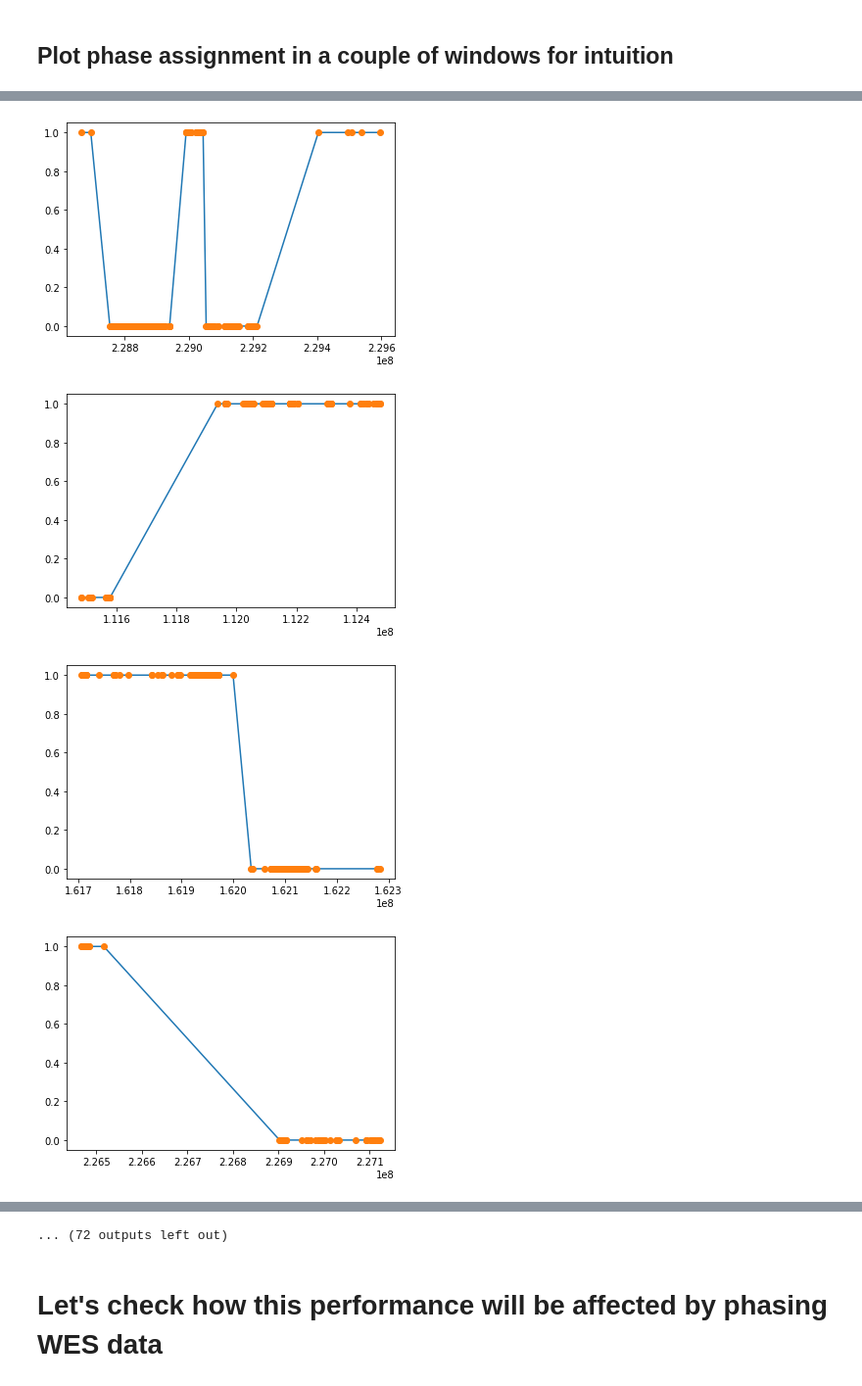
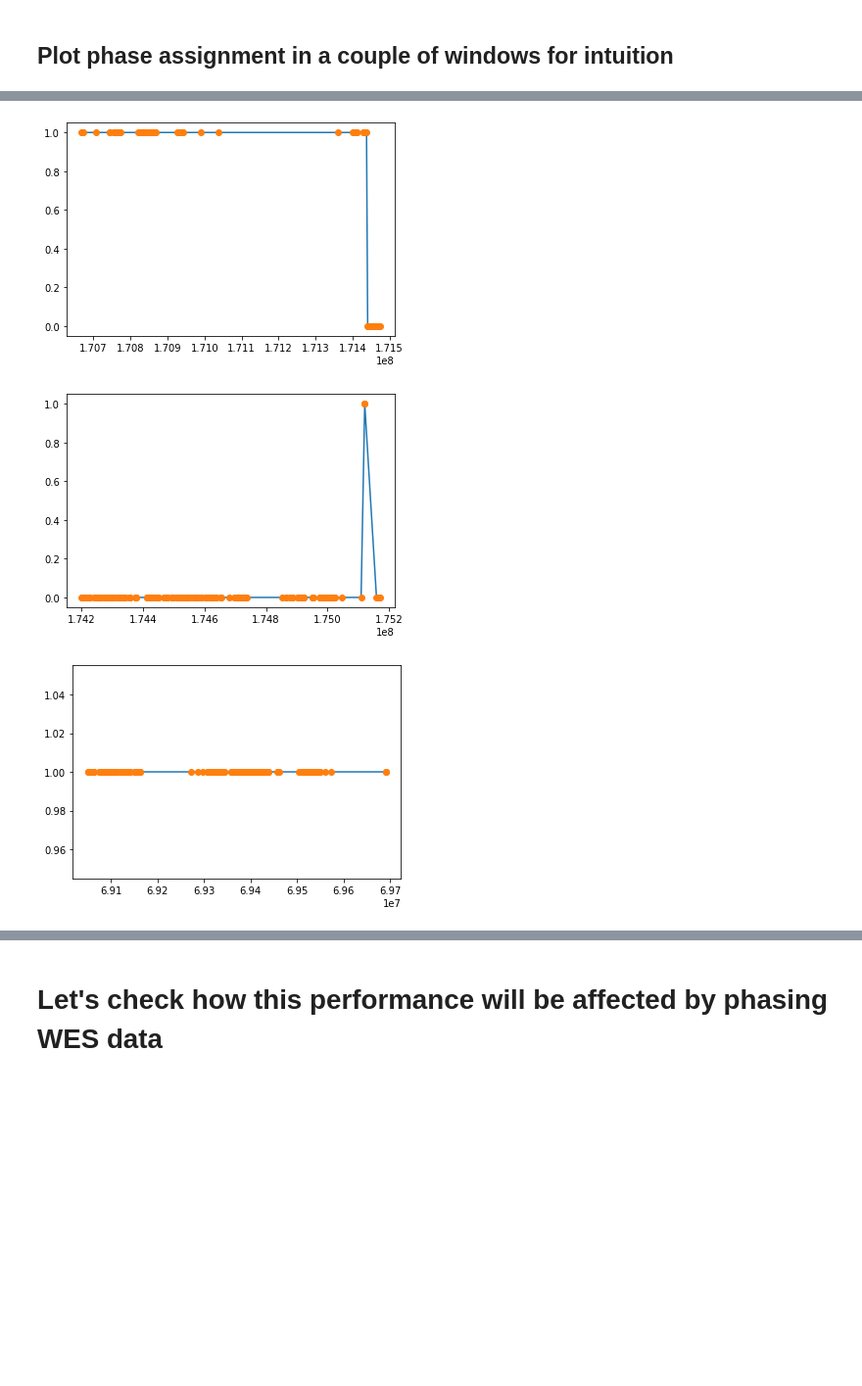
Before and after one commit to kharchenkolab/pysccnv, a Jupyter notebook: Eagle2_benchmark.ipynb, the cells around one changed output, grey strips where cells are left out. Shown at 98% size. Cells and saved outputs as stored; diff of their text form; code cells hidden in the pictures; blank space fills up the shorter version.

```diff
--- a/Eagle2_benchmark.ipynb
+++ b/Eagle2_benchmark.ipynb
@@ -816,7 +816,7 @@ sparsity_by_window
 # %%
 sparse_regions = 0
 
-trials = 100
+trials = 10
 window = 10**6
 
 assert min(phase_errors)[0] == max(phase_errors)[0]
@@ -846,4 +846,3 @@ for i in range(trials):
-[figure, old version]
+[figure, new version]
-[figure, old version]
+[figure, new version]
-[figure, old version]
+[figure, new version]
-[figure, removed]
@@ -852,4 +849,3 @@ for i in range(trials):
-... (72 outputs left out)
 # %% [markdown]
 # Let's check how this performance will be affected by phasing WES data
 # %% [markdown]
```
Also changed, not shown: parts of 59 cells of this notebook.
